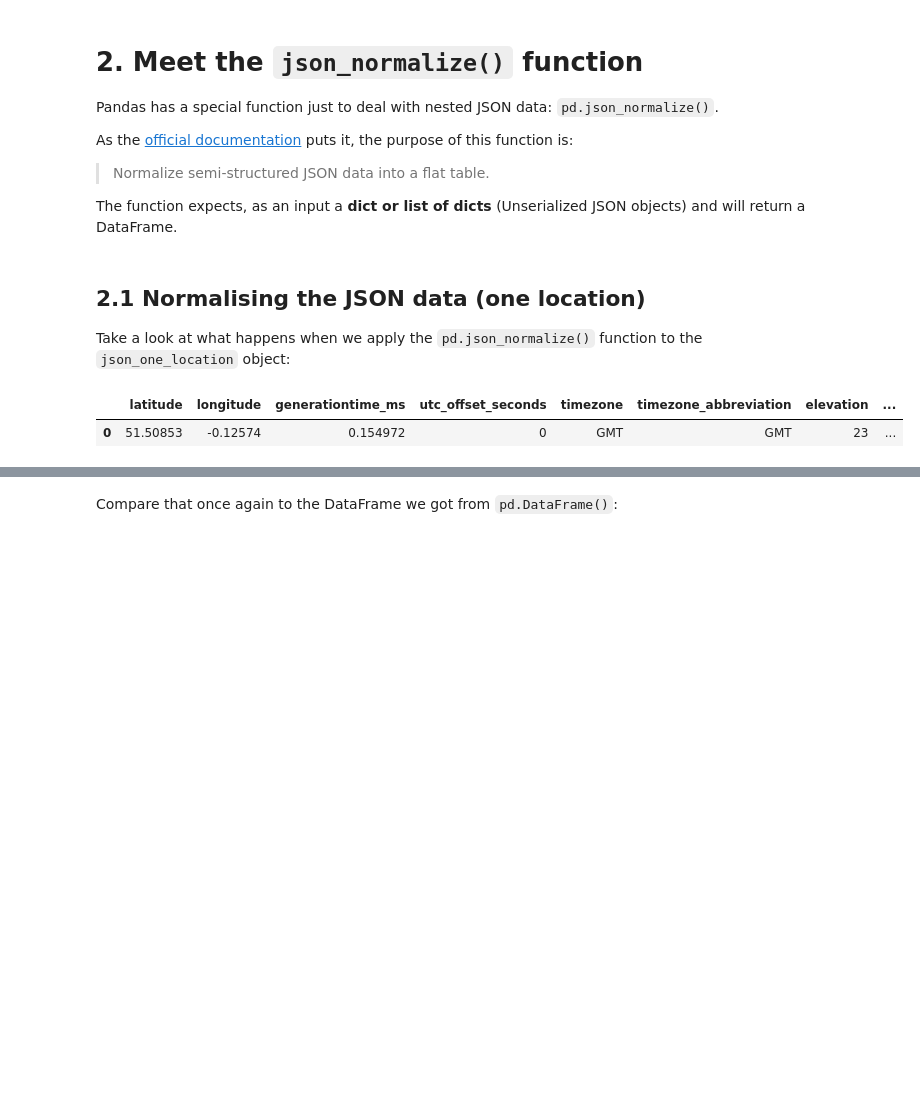
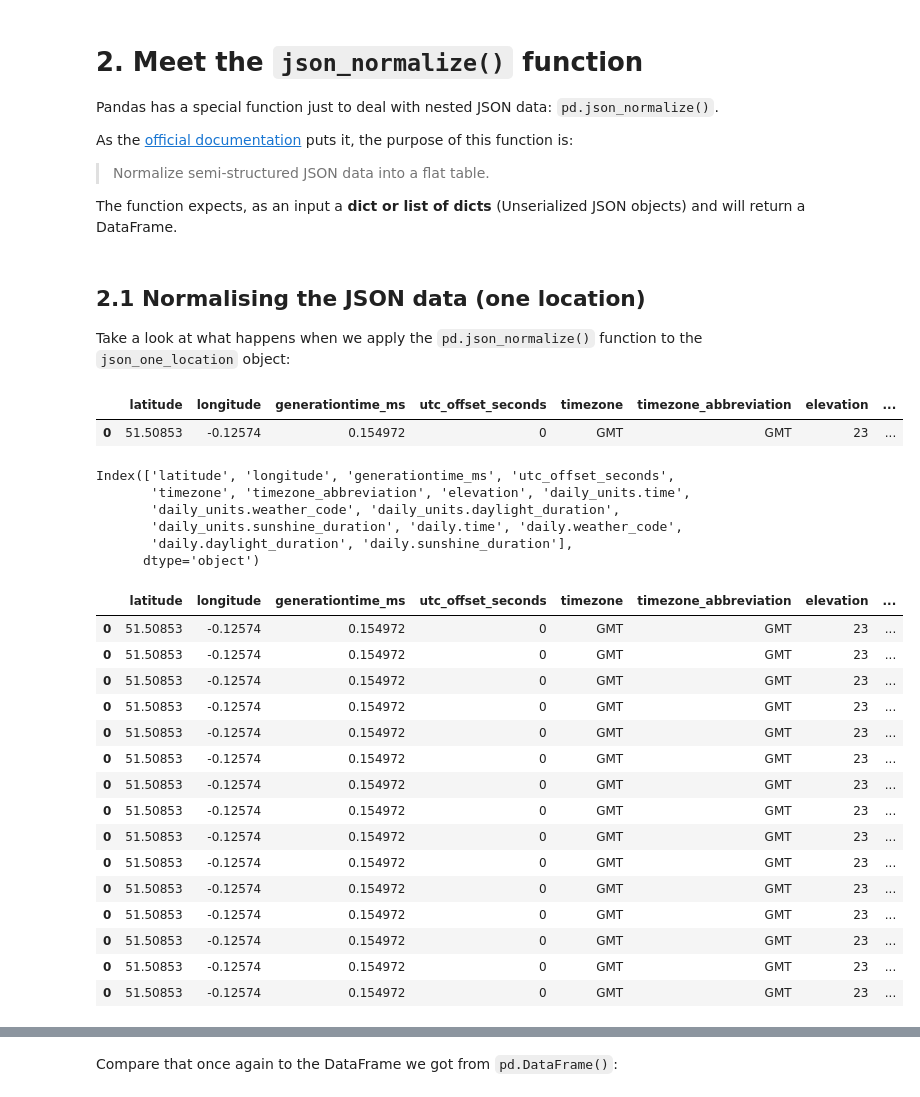
Before and after one commit to zoe-e-thomas/ds105a-2024, a Jupyter notebook: W07-Material/code/LSE_DS105A_2024_W07_lecture.ipynb, the cells around one changed output, grey strips where cells are left out. Drawn from its saved outputs; the diff is of its cells as text; code cells hidden in the pictures; blank space fills up the shorter version.

```diff
--- a/W07-Material/code/LSE_DS105A_2024_W07_lecture.ipynb
+++ b/W07-Material/code/LSE_DS105A_2024_W07_lecture.ipynb
@@ -380,3 +445,36 @@ pd.json_normalize(json_one_location)
 # %% [output]
 |  | latitude | longitude | generationtime_ms | utc_offset_seconds | timezone | timezone_abbreviation | elevation | ... |
 | 0 | 51.50853 | -0.12574 | 0.154972 | 0 | GMT | GMT | 23 | ... |
+# %%
+# What are the names of the columns?
+pd.json_normalize(json_one_location).columns
+# %% [output]
+Index(['latitude', 'longitude', 'generationtime_ms', 'utc_offset_seconds',
+       'timezone', 'timezone_abbreviation', 'elevation', 'daily_units.time',
+       'daily_units.weather_code', 'daily_units.daylight_duration',
+       'daily_units.sunshine_duration', 'daily.time', 'daily.weather_code',
+       'daily.daylight_duration', 'daily.sunshine_duration'],
+      dtype='object')
+# %%
+df = pd.json_normalize(json_one_location)
+
+columns_to_explode = ['daily.time', 'daily.weather_code', 'daily.daylight_duration', 'daily.sunshine_duration']
+
+df.explode(columns_to_explode)
+# %% [output]
+|  | latitude | longitude | generationtime_ms | utc_offset_seconds | timezone | timezone_abbreviation | elevation | ... |
+| 0 | 51.50853 | -0.12574 | 0.154972 | 0 | GMT | GMT | 23 | ... |
+| 0 | 51.50853 | -0.12574 | 0.154972 | 0 | GMT | GMT | 23 | ... |
+| 0 | 51.50853 | -0.12574 | 0.154972 | 0 | GMT | GMT | 23 | ... |
+| 0 | 51.50853 | -0.12574 | 0.154972 | 0 | GMT | GMT | 23 | ... |
+| 0 | 51.50853 | -0.12574 | 0.154972 | 0 | GMT | GMT | 23 | ... |
+| 0 | 51.50853 | -0.12574 | 0.154972 | 0 | GMT | GMT | 23 | ... |
+| 0 | 51.50853 | -0.12574 | 0.154972 | 0 | GMT | GMT | 23 | ... |
+| 0 | 51.50853 | -0.12574 | 0.154972 | 0 | GMT | GMT | 23 | ... |
+| 0 | 51.50853 | -0.12574 | 0.154972 | 0 | GMT | GMT | 23 | ... |
+| 0 | 51.50853 | -0.12574 | 0.154972 | 0 | GMT | GMT | 23 | ... |
+| 0 | 51.50853 | -0.12574 | 0.154972 | 0 | GMT | GMT | 23 | ... |
+| 0 | 51.50853 | -0.12574 | 0.154972 | 0 | GMT | GMT | 23 | ... |
+| 0 | 51.50853 | -0.12574 | 0.154972 | 0 | GMT | GMT | 23 | ... |
+| 0 | 51.50853 | -0.12574 | 0.154972 | 0 | GMT | GMT | 23 | ... |
+| 0 | 51.50853 | -0.12574 | 0.154972 | 0 | GMT | GMT | 23 | ... |
```
Also changed, not shown: parts of 22 cells of this notebook, 3 other files.
